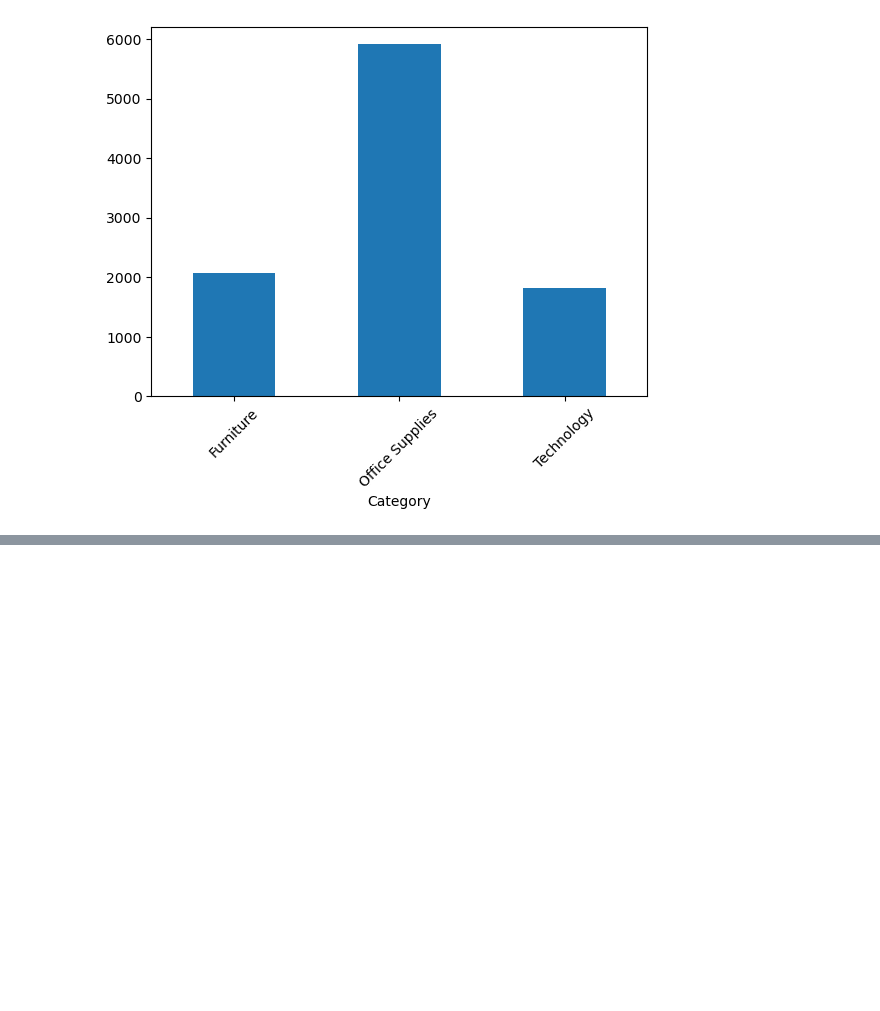
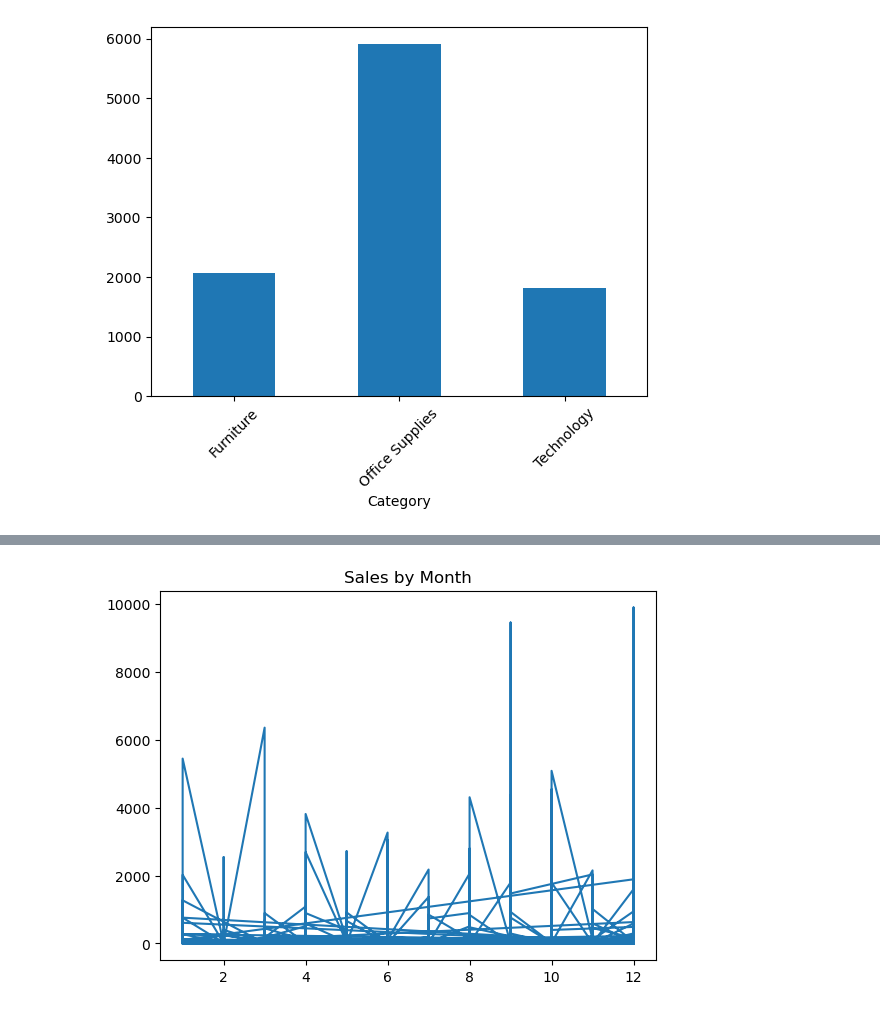
Before and after one commit to Czoperda/project-1, a Jupyter notebook: Sales Data-David.ipynb, the cells around one changed output, grey strips where cells are left out. Drawn from its saved outputs; the diff is of its cells as text; code cells hidden in the pictures; blank space fills up the shorter version.

```diff
--- a/Sales Data-David.ipynb
+++ b/Sales Data-David.ipynb
@@ -146,0 +192,11 @@ plt.show()
+# %%
+b_df = sales_df.loc[sales_df["Sub-Category"] == "Binders"]
+
+x = b_df["Month"]
+y = b_df["Sales"]
+
+plt.plot(x, y)
+plt.title("Sales by Month")
+plt.show()
+# %% [output]
+[figure, added]
```
Also changed, not shown: parts of 7 cells of this notebook.
